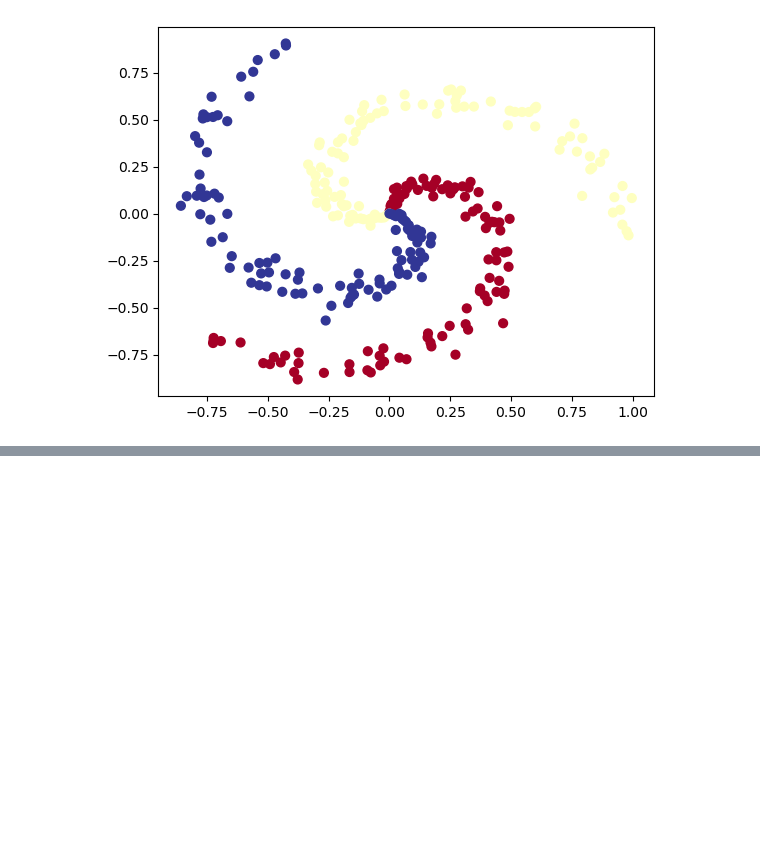
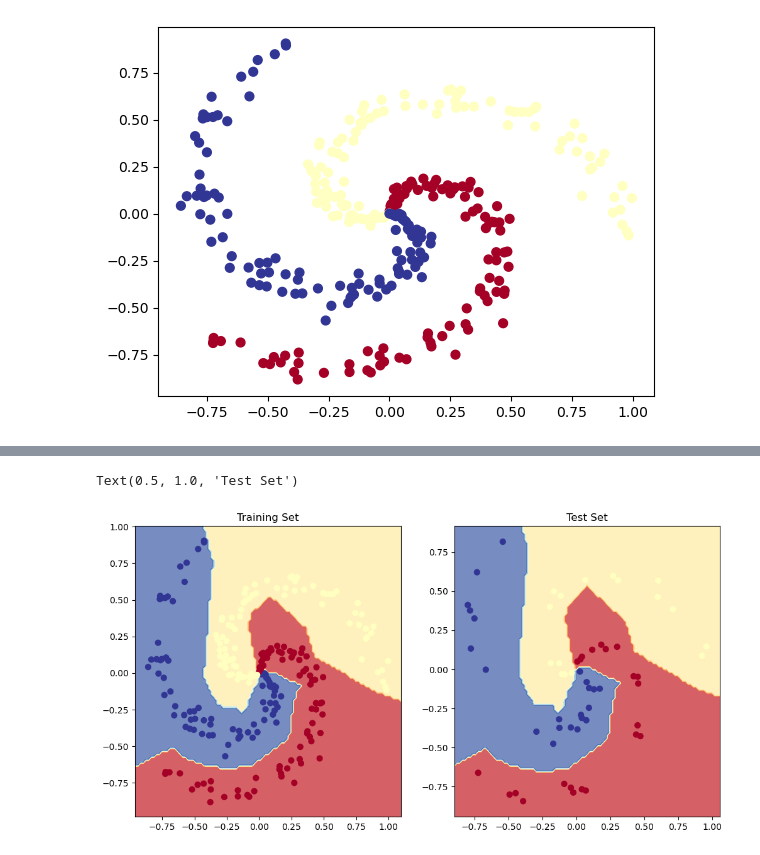
Before and after one commit to kimrojas/torch-deep-learning, a Jupyter notebook: excecises/02_pytorch_classification_exercises.ipynb, the cells around one changed output, grey strips where cells are left out. Cells and saved outputs as stored; diff of their text form; code cells hidden in the pictures; blank space fills up the shorter version.

```diff
--- a/excecises/02_pytorch_classification_exercises.ipynb
+++ b/excecises/02_pytorch_classification_exercises.ipynb
@@ -347,10 +389,17 @@ plt.show()
 [figure]
 # %%
 # Turn data into tensors
-import torch
+# import torch
 
 X = torch.from_numpy(X).type(torch.float)  # features as float32
 y = torch.from_numpy(y).type(torch.LongTensor)  # labels need to be of type long
 
 # Create train and test splits
 from sklearn.model_selection import train_test_split
+
+X_train, X_test, y_train, y_test = train_test_split(
+    X, y, test_size=0.2, random_state=RANDOM_SEED
+)
+
+print(X_train.shape, y_train.shape, X_test.shape, y_test.shape)
+print(X_train.dtype, y_train.dtype, X_test.dtype, y_test.dtype)
@@ -357,8 +409,8 @@ from sklearn.model_selection import train_test_split
 # %%
 # Let's calculuate the accuracy for when we fit our model
-!pip -q install torchmetrics # colab doesn't come with torchmetrics
+# !pip -q install torchmetrics # colab doesn't come with torchmetrics
 from torchmetrics import Accuracy
 
 ## TODO: uncomment the two lines below to send the accuracy function to the device
-# acc_fn = Accuracy(task="multiclass", num_classes=4).to(device)
-# acc_fn
+acc_fn = Accuracy(task="multiclass", num_classes=4).to(device)
+acc_fn
@@ -373,15 +462,26 @@ from torchmetrics import Accuracy
 # %%
 # Setup data to be device agnostic
+X_train, y_train = X_train.to(device), y_train.to(device)
+X_test, y_test = X_test.to(device), y_test.to(device)
 
+
+model_1.eval()
+with torch.inference_mode():
+    y_logits = model_1(X_train)
+    y_pred_probs = torch.softmax(y_logits, dim=1)
+    y_pred = torch.argmax(y_pred_probs, dim=1)
 
 # Print out first 10 untrained model outputs (forward pass)
 print("Logits:")
 ## Your code here ##
+print(y_logits[:10], y_logits.shape)
 
 print("Pred probs:")
 ## Your code here ##
+print(y_pred_probs[:10], y_pred_probs.shape)
 
 print("Pred labels:")
 ## Your code here ##
+print(y_pred[:10], y_pred.shape)
 # %% [output]
 Logits:
@@ -390,6 +504,7 @@ Pred labels:
 # %%
 # Setup loss function and optimizer
-# loss_fn =
-# optimizer =
+loss_fn = nn.CrossEntropyLoss()
+
+optimizer = torch.optim.Adam(model_1.parameters(), lr=0.1)
 # %%
 # Build a training loop for the model
@@ -426,0 +569,10 @@ Pred labels:
+# %%
+# Plot decision boundaries for training and test sets
+fig, ax = plt.subplots(1, 2, figsize=(12, 6))
+plot_decision_boundary(model=model_1, X=X_train, y=y_train, ax=ax[0])
+plot_decision_boundary(model=model_1, X=X_test, y=y_test, ax=ax[1])
+ax[0].set_title("Training Set")
+ax[1].set_title("Test Set")
+# %% [output]
+Text(0.5, 1.0, 'Test Set')
+[figure, added]
```
Also changed, not shown: parts of 18 cells of this notebook, 1 other file.
